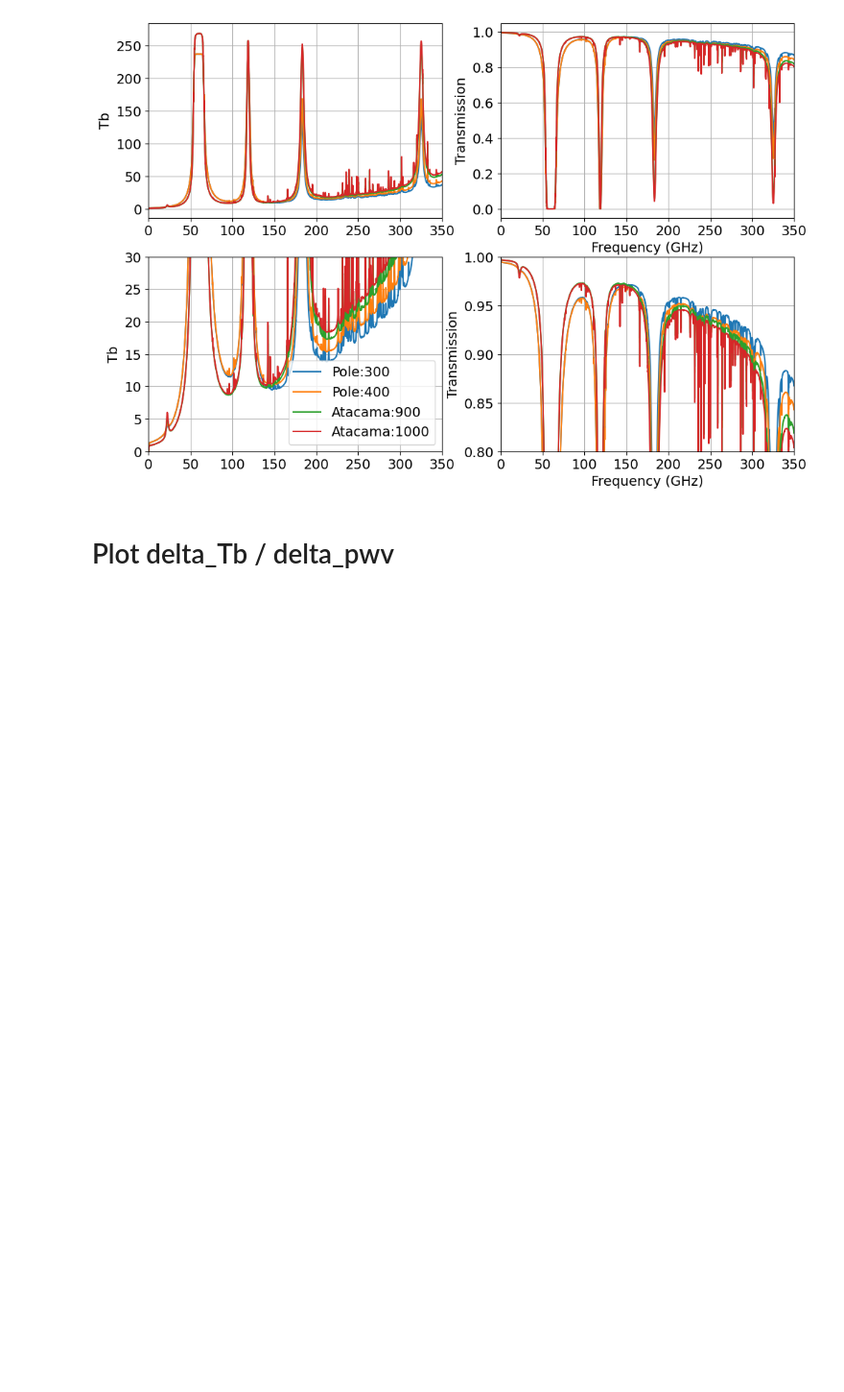
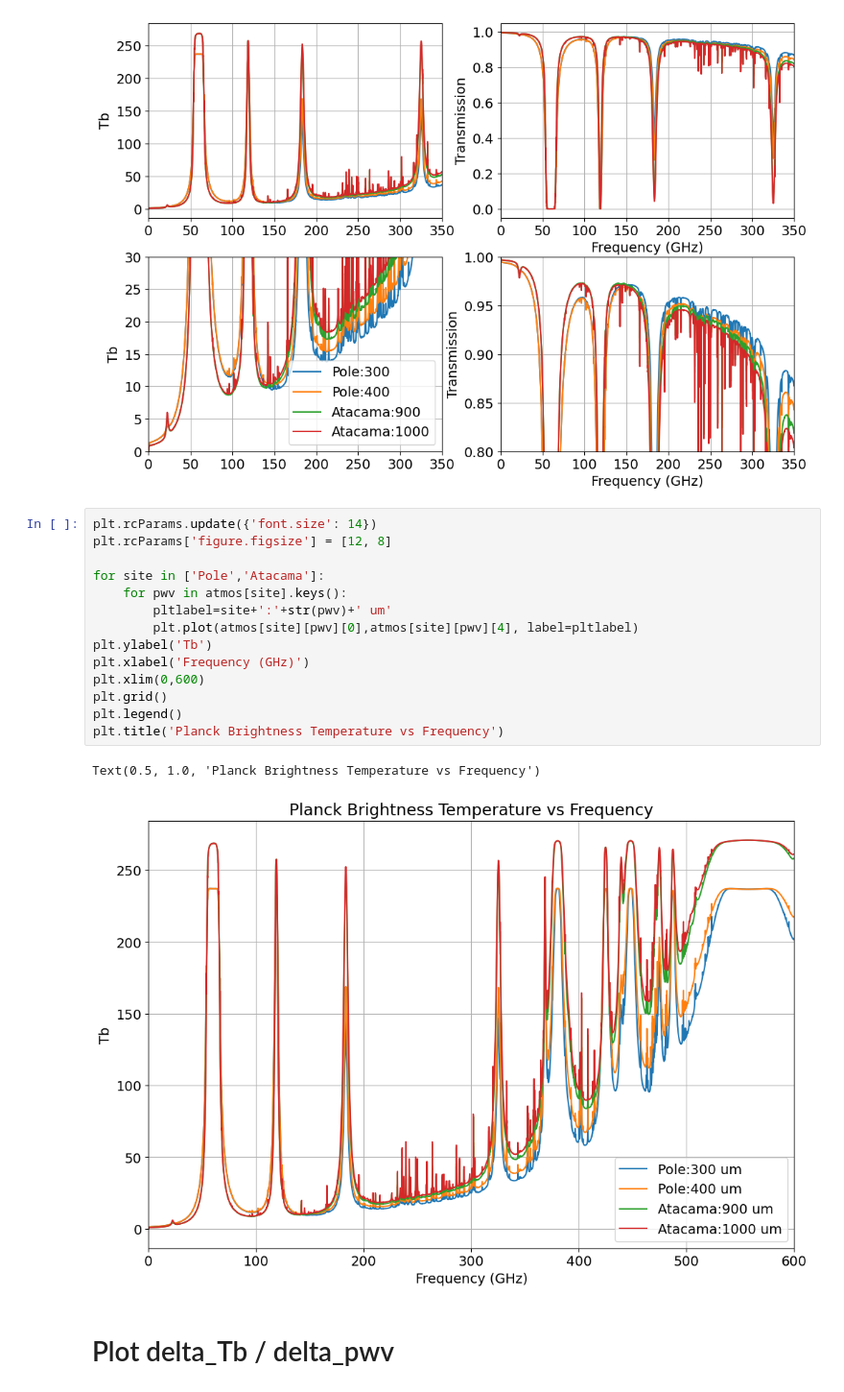
Before and after one commit to JohnRuhl/Atmos_pwv_flucts, a Jupyter notebook: Atmos_pwv_flucts.ipynb, the cells around one changed output. Shown at 96% size. Cells and saved outputs as stored; diff of their text form; blank space fills up the shorter version.

```diff
--- a/Atmos_pwv_flucts.ipynb
+++ b/Atmos_pwv_flucts.ipynb
@@ -74,6 +74,23 @@ plt.ylim(0.8,1.0)
 plt.grid()
 # %% [output]
 [figure]
+# %%
+plt.rcParams.update({'font.size': 14})
+plt.rcParams['figure.figsize'] = [12, 8]
+
+for site in ['Pole','Atacama']:
+    for pwv in atmos[site].keys():
+        pltlabel=site+':'+str(pwv)+' um'
+        plt.plot(atmos[site][pwv][0],atmos[site][pwv][4], label=pltlabel)
+plt.ylabel('Tb')
+plt.xlabel('Frequency (GHz)')
+plt.xlim(0,600)
+plt.grid()
+plt.legend()
+plt.title('Planck Brightness Temperature vs Frequency')
+# %% [output]
+Text(0.5, 1.0, 'Planck Brightness Temperature vs Frequency')
+[figure, added]
 # %% [markdown]
 # Plot delta_Tb / delta_pwv
 # %%
```
Also changed, not shown: parts of 1 cell of this notebook, 1 other file.
